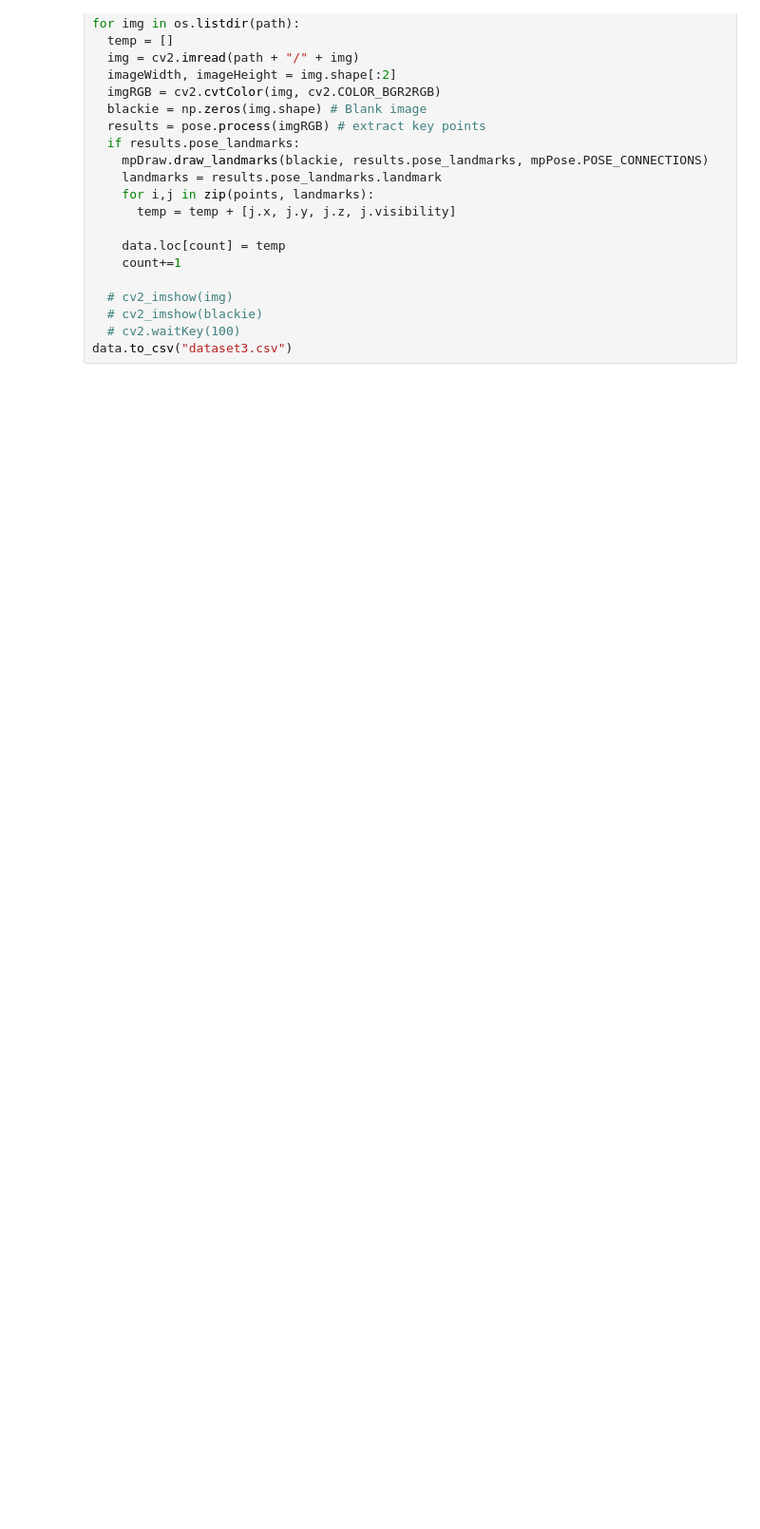
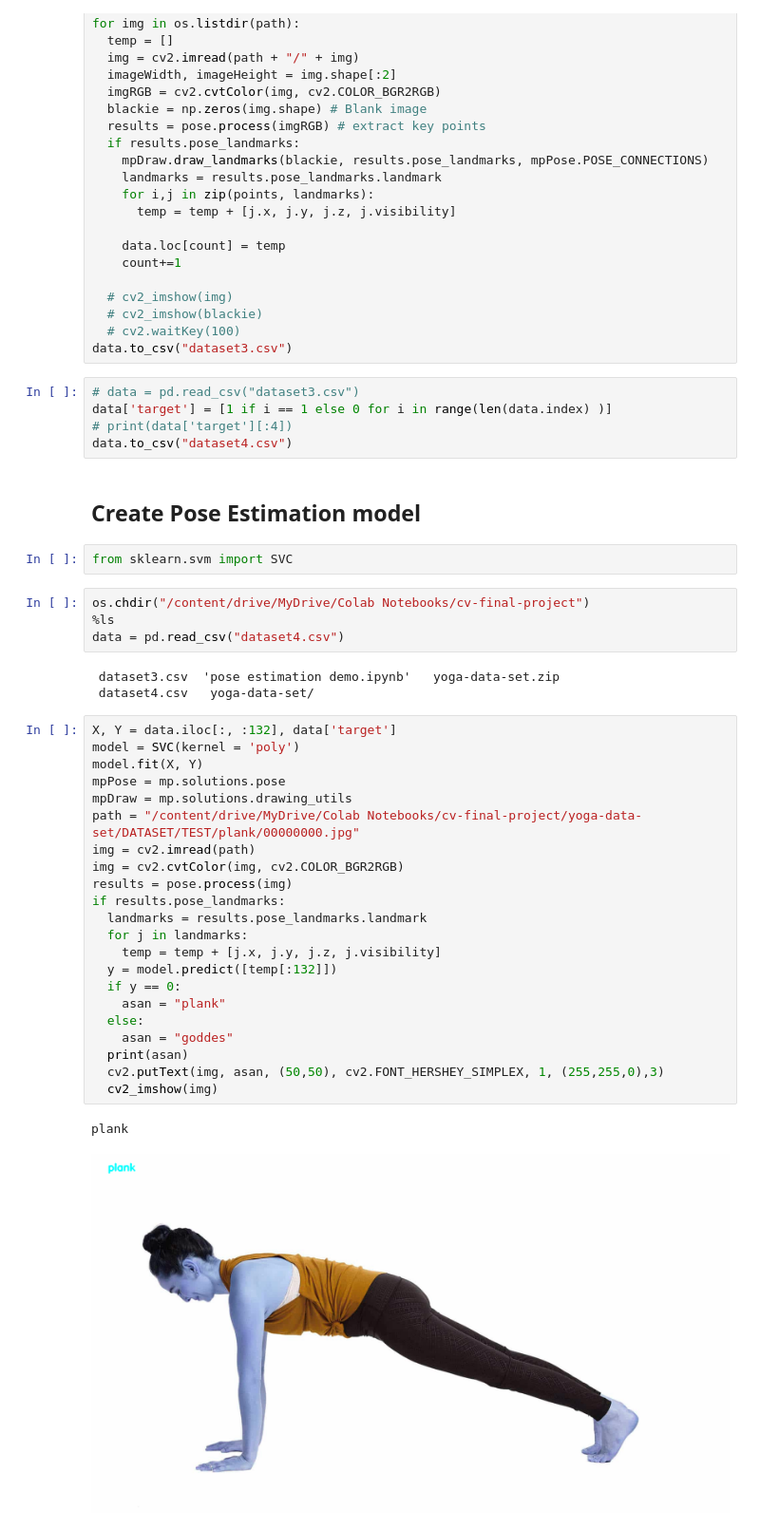
Before and after one commit to junsukha/pose-estimation-demo, a Jupyter notebook: pose_estimation_demo.ipynb, the cells around one changed output. Shown: that part at 95% size. Drawn from its saved outputs; the diff is of its cells as text; blank space fills up the shorter version.

```diff
--- a/pose_estimation_demo.ipynb
+++ b/pose_estimation_demo.ipynb
@@ -75,3 +73,44 @@ for img in os.listdir(path):
   # cv2_imshow(blackie)
   # cv2.waitKey(100)
 data.to_csv("dataset3.csv")
+# %%
+# data = pd.read_csv("dataset3.csv")
+data['target'] = [1 if i == 1 else 0 for i in range(len(data.index) )]
+# print(data['target'][:4])
+data.to_csv("dataset4.csv")
+# %% [markdown]
+## Create Pose Estimation model
+# %%
+from sklearn.svm import SVC
+# %%
+os.chdir("/content/drive/MyDrive/Colab Notebooks/cv-final-project")
+%ls
+data = pd.read_csv("dataset4.csv")
+# %% [output]
+ dataset3.csv  'pose estimation demo.ipynb'   yoga-data-set.zip
+ dataset4.csv   yoga-data-set/
+# %%
+X, Y = data.iloc[:, :132], data['target']
+model = SVC(kernel = 'poly')
+model.fit(X, Y)
+mpPose = mp.solutions.pose
+mpDraw = mp.solutions.drawing_utils
+path = "/content/drive/MyDrive/Colab Notebooks/cv-final-project/yoga-data-set/DATASET/TEST/plank/00000000.jpg"
+img = cv2.imread(path)
+img = cv2.cvtColor(img, cv2.COLOR_BGR2RGB)
+results = pose.process(img)
+if results.pose_landmarks:
+  landmarks = results.pose_landmarks.landmark
+  for j in landmarks:
+    temp = temp + [j.x, j.y, j.z, j.visibility]
+  y = model.predict([temp[:132]])
+  if y == 0:
+    asan = "plank"
+  else:
+    asan = "goddes"
+  print(asan)
+  cv2.putText(img, asan, (50,50), cv2.FONT_HERSHEY_SIMPLEX, 1, (255,255,0),3)
+  cv2_imshow(img)
+# %% [output]
+plank
+[figure, added]
```
Also changed, not shown: parts of 4 cells of this notebook.
